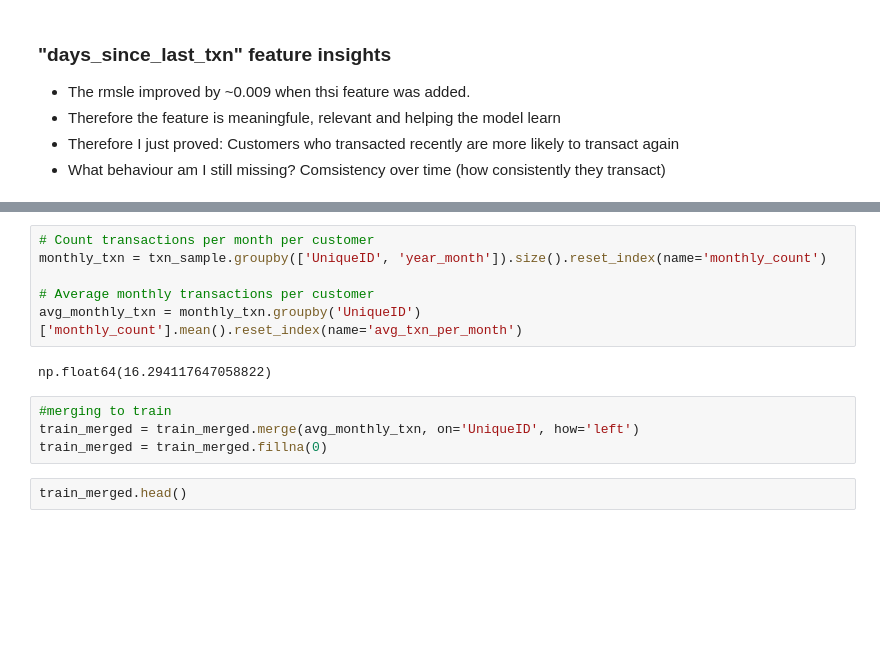
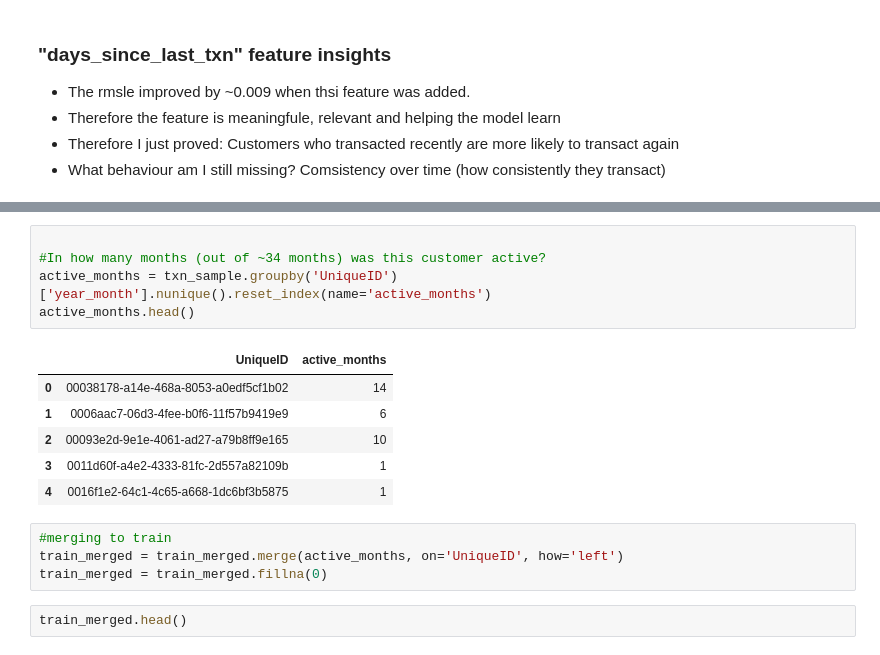
Before and after one commit to LillyB68/nedbank-transaction-forecasting, a Jupyter notebook: notebooks/StarterNotebook.ipynb, the cells around one changed output, grey strips where cells are left out. Cells and saved outputs as stored; diff of their text form; blank space fills up the shorter version.

```diff
--- a/notebooks/StarterNotebook.ipynb
+++ b/notebooks/StarterNotebook.ipynb
@@ -228,14 +221,18 @@ txn_sample['year_month'] = txn_sample['TransactionDate'].dt.to_period('M')
-# %%
-# Count transactions per month per customer
-monthly_txn = txn_sample.groupby(['UniqueID', 'year_month']).size().reset_index(name='monthly_count')
-
-# Average monthly transactions per customer
-avg_monthly_txn = monthly_txn.groupby('UniqueID')['monthly_count'].mean().reset_index(name='avg_txn_per_month')
-# %% [output]
-np.float64(16.294117647058822)
+# %%
+
+#In how many months (out of ~34 months) was this customer active?
+active_months = txn_sample.groupby('UniqueID')['year_month'].nunique().reset_index(name='active_months')
+active_months.head()
+# %% [output]
+|  | UniqueID | active_months |
+| 0 | 00038178-a14e-468a-8053-a0edf5cf1b02 | 14 |
+| 1 | 0006aac7-06d3-4fee-b0f6-11f57b9419e9 | 6 |
+| 2 | 00093e2d-9e1e-4061-ad27-a79b8ff9e165 | 10 |
+| 3 | 0011d60f-a4e2-4333-81fc-2d557a82109b | 1 |
+| 4 | 0016f1e2-64c1-4c65-a668-1dc6bf3b5875 | 1 |
 # %%
 #merging to train
-train_merged = train_merged.merge(avg_monthly_txn, on='UniqueID', how='left')
+train_merged = train_merged.merge(active_months, on='UniqueID', how='left')
 train_merged = train_merged.fillna(0)
 # %%
 train_merged.head()
```
Also changed, not shown: parts of 3 cells of this notebook.
